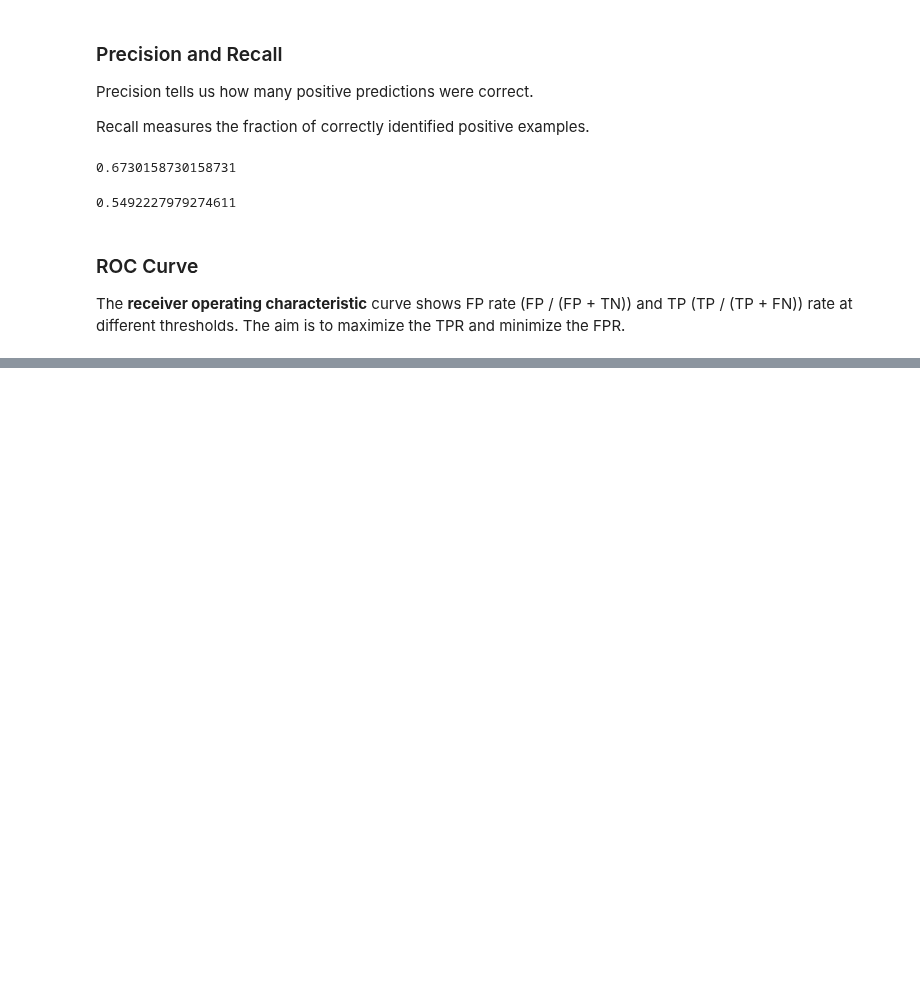
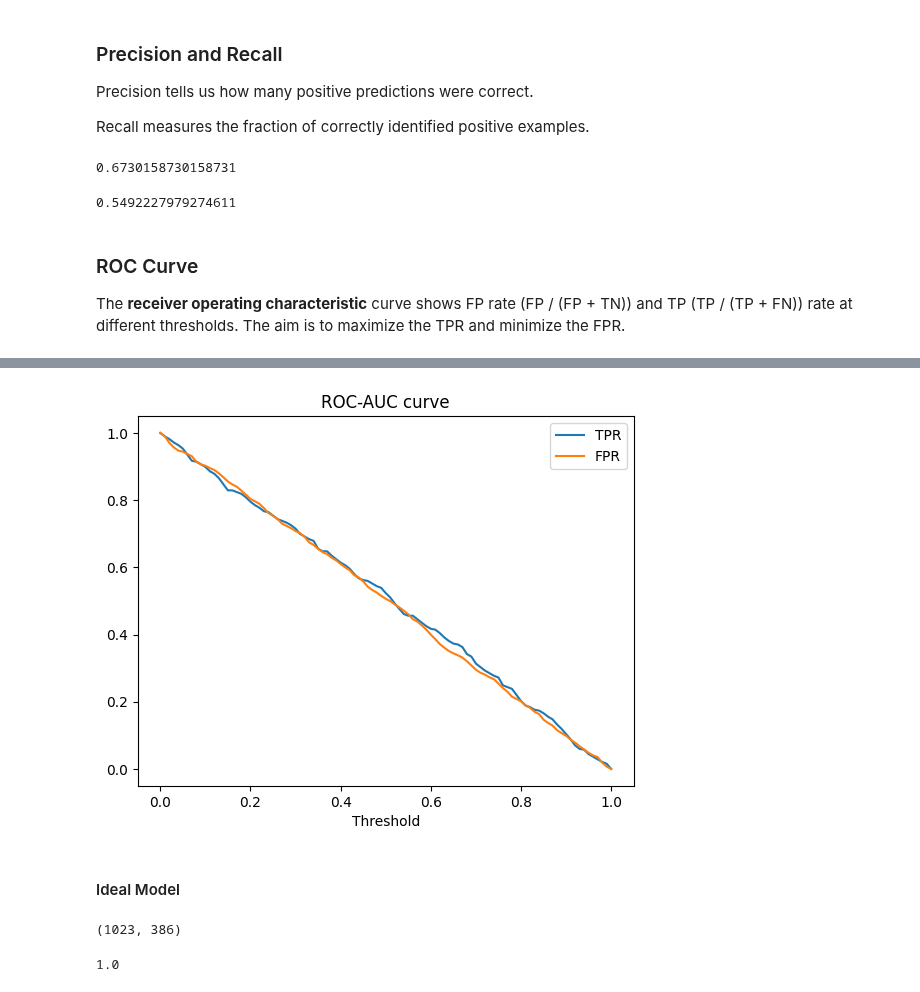
Before and after one commit to ArmandWinant/ml-zoomcamp, a Jupyter notebook: 04-evaluation-metrics/customer_churn.ipynb, the cells around one changed output, grey strips where cells are left out. Cells and saved outputs as stored; diff of their text form; code cells hidden in the pictures; blank space fills up the shorter version.

```diff
--- a/04-evaluation-metrics/customer_churn.ipynb
+++ b/04-evaluation-metrics/customer_churn.ipynb
@@ -431,0 +447,3 @@ for t in thresholds:
+# %%
+np.random.seed(1)
+y_rand = np.random.uniform(0, 1, size=len(y_val))
@@ -431,0 +454,28 @@ for t in thresholds:
+# %%
+def tor_fpr_dataframe(y_val, y_pred):
+  thresholds = np.linspace(0, 1, 101)
+
+  scores = []
+
+  for t in thresholds:
+    actual_pos = (y_val == 1)
+    actual_neg = (y_val == 0)
+
+    predict_pos = (y_pred >= t)
+    predict_neg = (y_pred < t)
+
+    TP = (predict_pos & actual_pos).sum()
+    TN = (predict_neg & actual_neg).sum()
+    FP = (predict_pos & actual_neg).sum()
+    FN = (predict_neg & actual_pos).sum()
+
+    scores.append((t, TP, FP, FN, TN))
+
+  df_scores = pd.DataFrame(scores, columns=['t', 'TP', 'FP', 'FN', 'TN'])
+
+  df_scores['TPR'] = df_scores.TP / (df_scores.TP + df_scores.FN)
+  df_scores['FPR'] = df_scores.FP / (df_scores.FP + df_scores.TN)
+
+  return df_scores
+# %%
+df_rand = tor_fpr_dataframe(y_val, y_rand)
@@ -431,0 +497,17 @@ for t in thresholds:
+# %%
+plt.plot(df_rand.t, df_rand.TPR, label='TPR')
+plt.plot(df_rand.t, df_rand.FPR, label='FPR')
+plt.title('ROC-AUC curve')
+plt.xlabel('Threshold')
+plt.legend()
+plt.show()
+# %% [output]
+[figure, added]
+# %% [markdown]
+#### Ideal Model
+# %%
+num_neg = (y_val == 0).sum()
+num_pos = (y_val == 1).sum()
+num_neg, num_pos
+# %% [output]
+(1023, 386)
@@ -431,0 +518,4 @@ for t in thresholds:
+# %%
+((y_ideal_preds > .726) == y_ideal).mean()
+# %% [output]
+1.0
```
Also changed, not shown: parts of 14 cells of this notebook.
